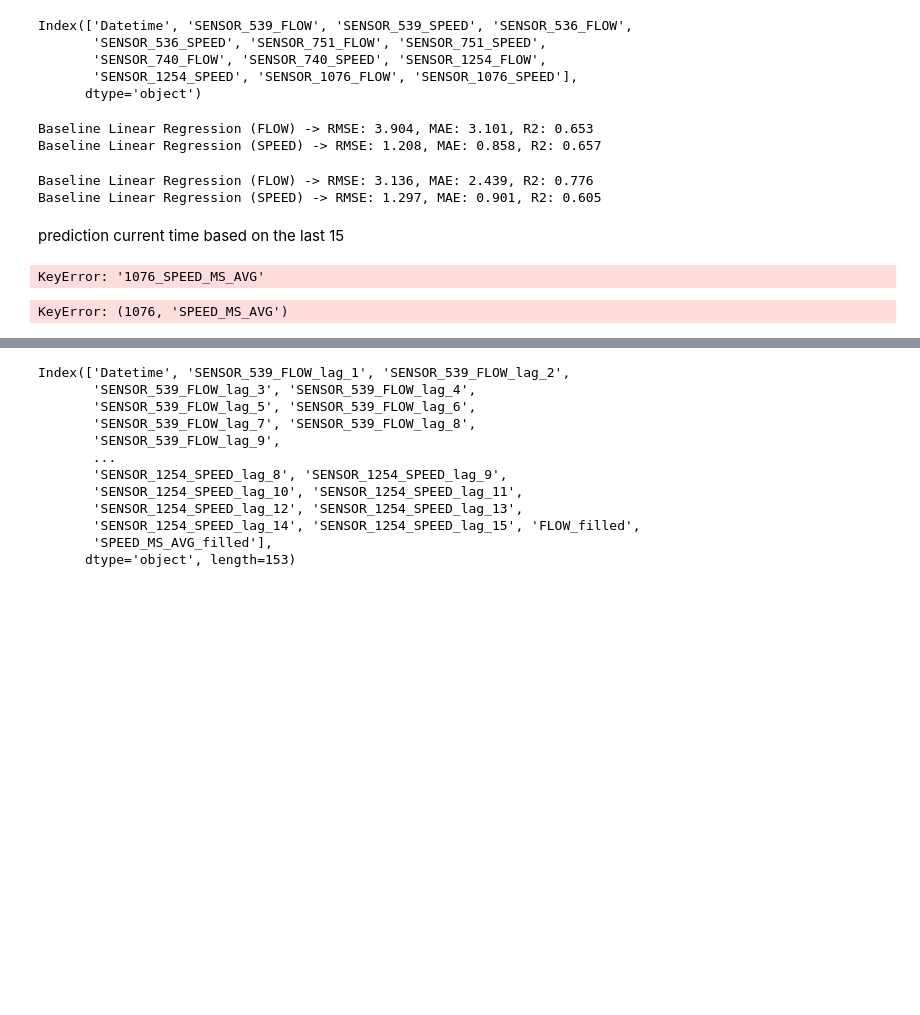
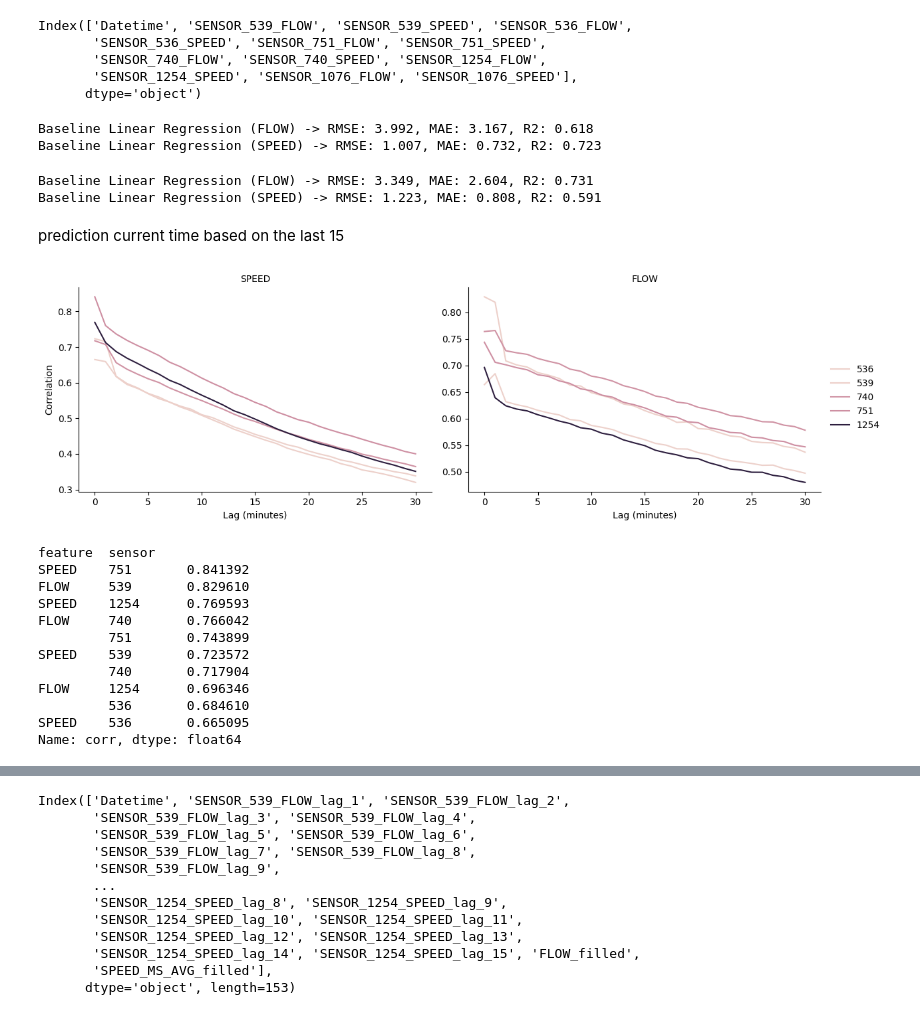
Before and after one commit to Jojo18-20/Project_AI_Transportation, a Jupyter notebook: baseline_model.ipynb, the cells around one changed output, grey strips where cells are left out. Saved outputs shown, nothing was run; the diff lists cells and outputs as text; code cells hidden in the pictures; blank space fills up the shorter version.

```diff
--- a/baseline_model.ipynb
+++ b/baseline_model.ipynb
@@ -109,6 +115,5 @@ speed_features_neighbour = [
 # %%
 
-df_train, df_test = train_test_split(df_all, test_size=0.2, shuffle=False)
 
 model_flow = LinearRegression()
 model_flow.fit(df_train[flow_features_same], df_train[f'SENSOR_{target_sensor}_FLOW' ])
@@ -135,11 +140,11 @@ r2 = r2_score(y_test, y_pred)
 
 print(f"Baseline Linear Regression (SPEED) -> RMSE: {rmse:.3f}, MAE: {mae:.3f}, R2: {r2:.3f}")
 # %% [output]
-Baseline Linear Regression (FLOW) -> RMSE: 3.904, MAE: 3.101, R2: 0.653
-Baseline Linear Regression (SPEED) -> RMSE: 1.208, MAE: 0.858, R2: 0.657
+Baseline Linear Regression (FLOW) -> RMSE: 3.992, MAE: 3.167, R2: 0.618
+Baseline Linear Regression (SPEED) -> RMSE: 1.007, MAE: 0.732, R2: 0.723
 # %%
 
-df_train, df_test = train_test_split(df_all, test_size=0.2, shuffle=False)
+
 
 model_flow = LinearRegression()
 model_flow.fit(df_train[flow_features_neighbour], df_train[f'SENSOR_{target_sensor}_FLOW' ])
@@ -166,8 +171,8 @@ r2 = r2_score(y_test, y_pred)
 
 print(f"Baseline Linear Regression (SPEED) -> RMSE: {rmse:.3f}, MAE: {mae:.3f}, R2: {r2:.3f}")
 # %% [output]
-Baseline Linear Regression (FLOW) -> RMSE: 3.136, MAE: 2.439, R2: 0.776
-Baseline Linear Regression (SPEED) -> RMSE: 1.297, MAE: 0.901, R2: 0.605
+Baseline Linear Regression (FLOW) -> RMSE: 3.349, MAE: 2.604, R2: 0.731
+Baseline Linear Regression (SPEED) -> RMSE: 1.223, MAE: 0.808, R2: 0.591
 # %% [markdown]
 prediction current time based on the last 15
 # %%
@@ -175,79 +180,49 @@ import numpy as np
 import pandas as pd
 import seaborn as sns
 import matplotlib.pyplot as plt
 
-#target_sensor = "1076"
-#neighbour_sensors = ["1080", "1081", "1082"]
-features = ["SPEED_MS_AVG", "FLOW"]
-max_lag = 15
+features = ["SPEED", "FLOW"]
+max_lag = 30
 
 results = []
 
 for feat in features:
-    target_col = f"{target_sensor}_{feat}"
-    for sensor in neighbour_sensors:
-        sensor_col = f"{sensor}_{feat}"
+    target_col = f"SENSOR_{target_sensor}_{feat}" #SENSOR_1076_FLOW
+    for sensor in except_target_sensors:
+        sensor_col = f"SENSOR_{sensor}_{feat}"
         for lag in range(max_lag + 1):
             corr = df_all[target_col].corr(df_all[sensor_col].shift(lag))
             results.append({
                 "feature": feat,
                 "sensor": sensor,
                 "lag": lag,
                 "corr": corr
             })
 
 lag_corr_df = pd.DataFrame(results)
 
 # Plot getrennt nach Feature
 g = sns.FacetGrid(lag_corr_df, col="feature", sharey=False, height=4, aspect=1.5)
 g.map_dataframe(sns.lineplot, x="lag", y="corr", hue="sensor")
 g.add_legend()
-g.set_axis_labels("Lag (Minuten)", "Korrelation")
+g.set_axis_labels("Lag (minutes)", "Correlation")
 g.set_titles("{col_name}")
 plt.show()
 
 # stärkste Korrelation pro Feature und Sensor
 top_sensors = lag_corr_df.groupby(["feature", "sensor"])["corr"].max().sort_values(ascending=False)
 print(top_sensors)
 # %% [output]
+[figure, added]
-KeyError: '1076_SPEED_MS_AVG'
+feature  sensor
+SPEED    751       0.841392
+FLOW     539       0.829610
+SPEED    1254      0.769593
+FLOW     740       0.766042
+         751       0.743899
+SPEED    539       0.723572
+         740       0.717904
+FLOW     1254      0.696346
+         536       0.684610
+SPEED    536       0.665095
+Name: corr, dtype: float64
-# %%
-import numpy as np
-import pandas as pd
-import seaborn as sns
-import matplotlib.pyplot as plt
-
-# Beispiel: Ziel- und Nachbarsensoren
-
-features = ["SPEED_MS_AVG", "FLOW"]  # beide Features
-max_lag = 15
-results = []
-
-for feat in features:
-    for sensor in same_portal_sensors:
-        for lag in range(0, max_lag+1):
-            corr = df_2_full[(target_sensor, feat)].corr(
-                df_2_full[(sensor, feat)].shift(lag)
-            )
-            results.append({
-                "feature": feat,
-                "sensor": sensor,
-                "lag": lag,
-                "corr": corr
-            })
-
-lag_corr_df = pd.DataFrame(results)
-
-# Plot getrennt nach Feature (Speed / Flow)
-g = sns.FacetGrid(lag_corr_df, col="feature", sharey=False, height=4, aspect=1.5)
-g.map_dataframe(sns.lineplot, x="lag", y="corr", hue="sensor")
-g.add_legend()
-g.set_axis_labels("Lag (Minuten)", "Korrelation")
-g.set_titles("{col_name}")
-plt.show()
-
-# stärkste korrelierende Sensoren pro Feature
-top_sensors = lag_corr_df.groupby(["feature", "sensor"])["corr"].max().sort_values(ascending=False)
-print(top_sensors)
-# %% [output]
-KeyError: (1076, 'SPEED_MS_AVG')
```
Also changed, not shown: parts of 13 cells of this notebook, 3 other files.
